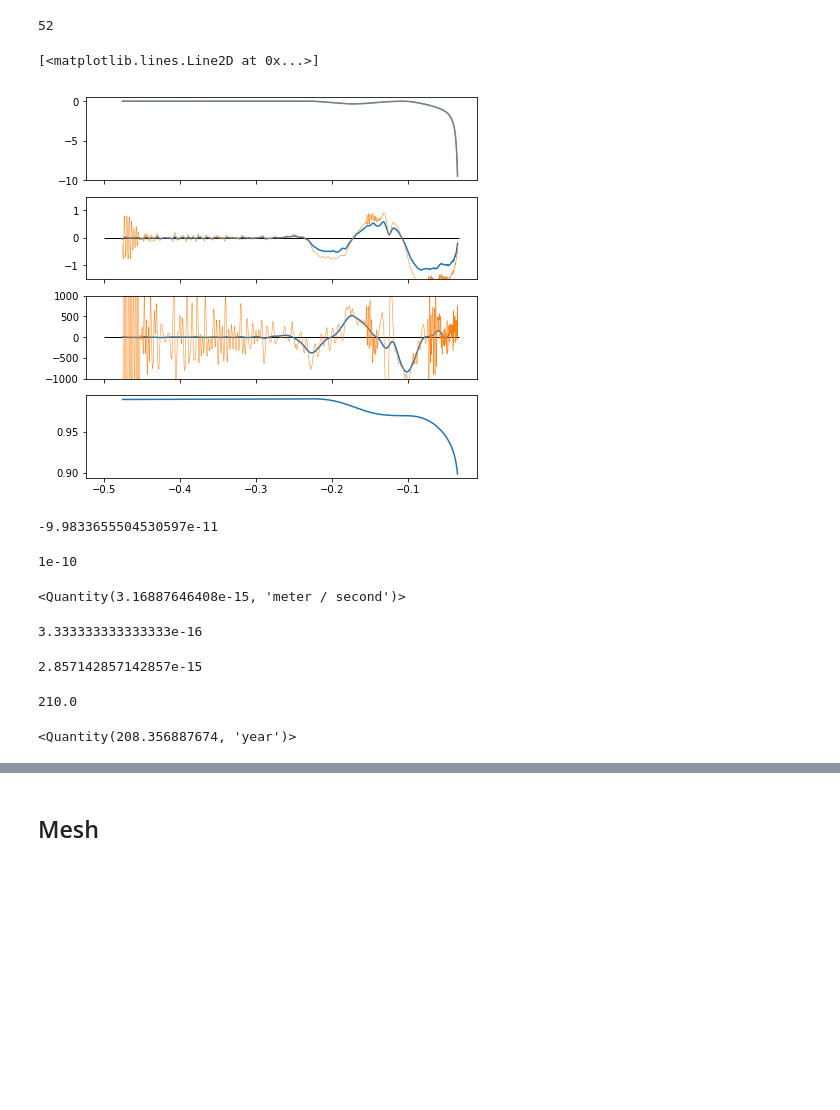
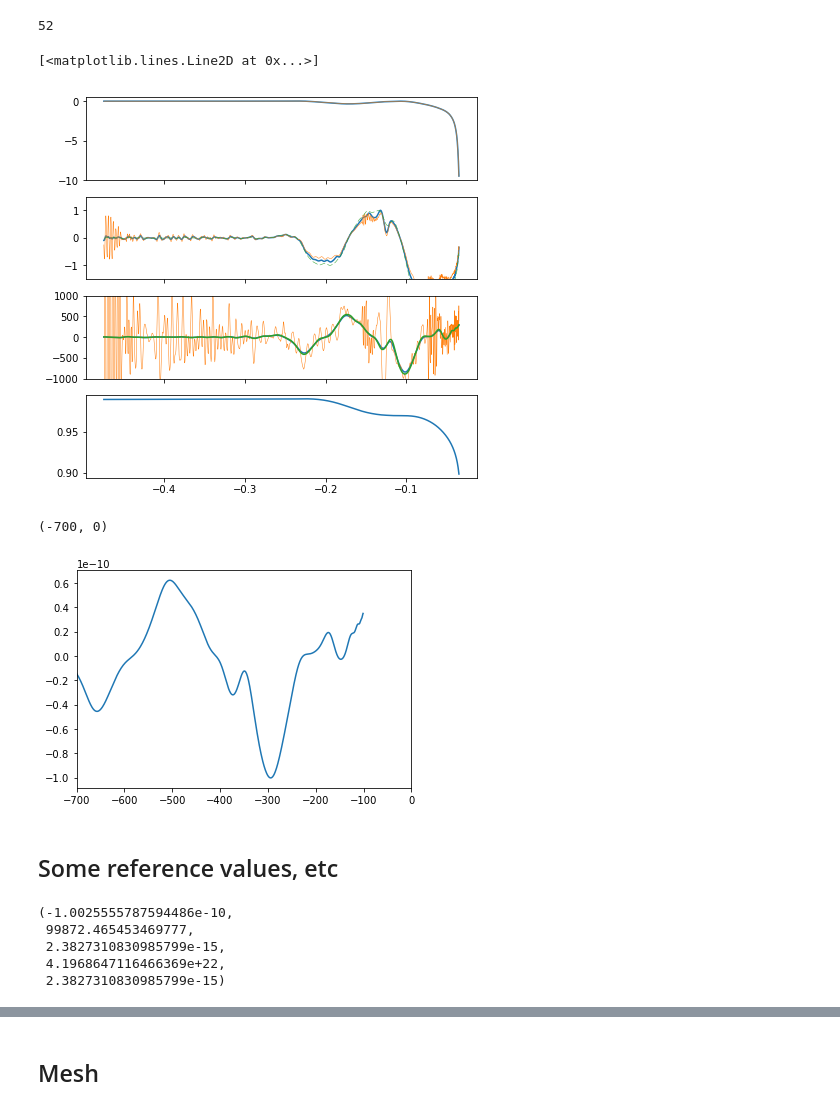
Before and after one commit to dansand/flat_slab, a Jupyter notebook: analysis/stress_curvature.ipynb, the cells around one changed output, grey strips where cells are left out. Saved outputs shown, nothing was run; the diff lists cells and outputs as text; code cells hidden in the pictures; blank space fills up the shorter version.

```diff
--- a/analysis/stress_curvature.ipynb
+++ b/analysis/stress_curvature.ipynb
@@ -86,6 +88,12 @@ def spline_curves(x, y, s0=0,s1=0, s2=0,s3=0,dx=1.):
     c, fx, fy, y1= curvature_splines(x, gaussian_filter(y, s0))
     cx = np.gradient(gaussian_filter(c, s2), dx)
     return (gaussian_filter(y1, s1)), gaussian_filter(c, s2), gaussian_filter(cx, s3)
+# %%
+def spline_curves_savgol(x, y, l, o, dx):
+    c, fx, fy, y1= curvature_splines(x, savgol_filter(y, l, o))
+    #cx = np.gradient(savgol_filter(c, l, o), dx)
+    cx = savgol_filter(c, l, o, deriv=1, delta=dx)
+    return savgol_filter(y1, l, o), savgol_filter(c, l, o), savgol_filter(cx, l, o)
 # %%
 #c, fx, fy, y1= curvature_splines(sortedData[:,0], gaussian_filter(sortedData[:,1], 8))
 #cx = np.gradient(gaussian_filter(c, 15), ds)
@@ -95,8 +103,8 @@ def spline_curves(x, y, s0=0,s1=0, s2=0,s3=0,dx=1.):
 dxMean = ds.mean()
 
 y1, y2, y3 = spline_curves(sortedData[:,0], sortedData[:,1],
-                           s0=5,
-                           s1=1,
+                           s0=4,
+                           s1=2,
                            s2=2,
                            s3=17,
                            dx=dxMean)
@@ -107,55 +115,39 @@ y1_, y2_, y3_ = spline_curves(sortedData[:,0], sortedData[:,1],
                            s2=0,
                            s3=2,
                            dx=dxMean)
+# %%
+y1__, y2__, y3__ = spline_curves_savgol(sortedData[:,0], sortedData[:,1],
+                           l=55,
+                           o=2,
+                           dx=dxMean)
 # %%
 # Two subplots, unpack the axes array immediately
 f, (ax1, ax2, ax3, ax4) = plt.subplots(4, 1, sharex=True, figsize=(7, 7))
 blok = 80
 blok2 = 10
 
 ax1.plot(sortedData[:,0][blok:-blok], y1[blok:-blok])
 ax1.plot(sortedData[:,0][blok:-blok], y1_[blok:-blok], lw=0.5)
 
+
 ax2.plot(sortedData[:,0][blok:-blok], y2[blok:-blok]/y2[blok2:-blok2].max())
 ax2.plot(sortedData[:,0][blok:-blok], y2_[blok:-blok]/y2_[blok2:-blok2].max(), lw=0.5)
-ax2.hlines(0., sortedData[:,0].min(), sortedData[:,0].max(), lw=1)
+ax2.plot(sortedData[:,0][blok:-blok], y2__[blok:-blok]/y2__[blok2:-blok2].max(), lw=0.5, ls = '--')
+
+
+#ax2.hlines(0., sortedData[:,0].min(), sortedData[:,0].max(), lw=1)
 ax2.set_ylim(-1.5, 1.5)
 
 
 ax3.plot(sortedData[:,0][blok:-blok], y3[blok:-blok])
 ax3.plot(sortedData[:,0][blok:-blok], y3_[blok:-blok], lw=0.5)
-ax3.hlines(0., sortedData[:,0].min(), sortedData[:,0].max(), lw=1)
+ax3.plot(sortedData[:,0][blok:-blok], y3__[blok:-blok])
+
+         #ax3.hlines(0., sortedData[:,0].min(), sortedData[:,0].max(), lw=1)
 ax3.set_ylim(-1000, 1000)
 
 
 ax4.plot(sortedData[:,0][blok:-blok], sortedData[:,1][blok:-blok])
 # %% [output]
 [<matplotlib.lines.Line2D at 0x...>]
-[figure, old version]
+[figure, new version]
-# %%
-y3[blok:-blok].min()*(1./2900e3**2)
-# %% [output]
--9.9833655504530597e-11
-# %%
-rocEst = 100e3
-kEst = 1./(rocEst**2)
-kEst
-# %% [output]
-1e-10
-# %%
-1/(100e3**2)*(5*u.centimeter/u.year).to_base_units()*20e3
-#(5*u.centimeter/u.year).to_base_units()
-# %% [output]
-<Quantity(3.16887646408e-15, 'meter / second')>
-# %%
-200e6/(2*300*1e21)
-# %% [output]
-3.333333333333333e-16
-# %%
-200e6/(2*350*1e20)
-# %% [output]
-2.857142857142857e-15
-# %%
-(2.*3e-15 *350*1e20)*1e-6
-# %% [output]
-210.0
@@ -167,4 +153,0 @@ strain = 6.391e26/(2*3e11*volume)
-# %%
-((strain/3e-15)*u.seconds).to(u.years)
-# %% [output]
-<Quantity(208.356887674, 'year')>
@@ -170,0 +169,12 @@ strain = 6.391e26/(2*3e11*volume)
+# %%
+fig, ax = plt.subplots()
+ax.plot(midPlaneCurv[:,0], midPlaneCurvGrad[:,1])
+
+#ax.vlines(-0.1890954*2900., 0., 140)
+#ax.set_ylim(100, 0)
+ax.set_xlim(-700, -0)
+#ax.set_aspect('equal')
+#-0.1890954
+# %% [output]
+(-700, 0)
+[figure, added]
@@ -170,0 +183,2 @@ strain = 6.391e26/(2*3e11*volume)
+# %% [markdown]
+## Some reference values, etc
@@ -170,0 +195,8 @@ strain = 6.391e26/(2*3e11*volume)
+# %%
+dimCurvature, rocEst, refBendStrainRate, effVisc, stretchRateAtEffVisc
+# %% [output]
+(-1.0025555787594486e-10,
+ 99872.465453469777,
+ 2.3827310830985799e-15,
+ 4.1968647116466369e+22,
+ 2.3827310830985799e-15)
```
Also changed, not shown: parts of 29 cells of this notebook, 7 other files.
